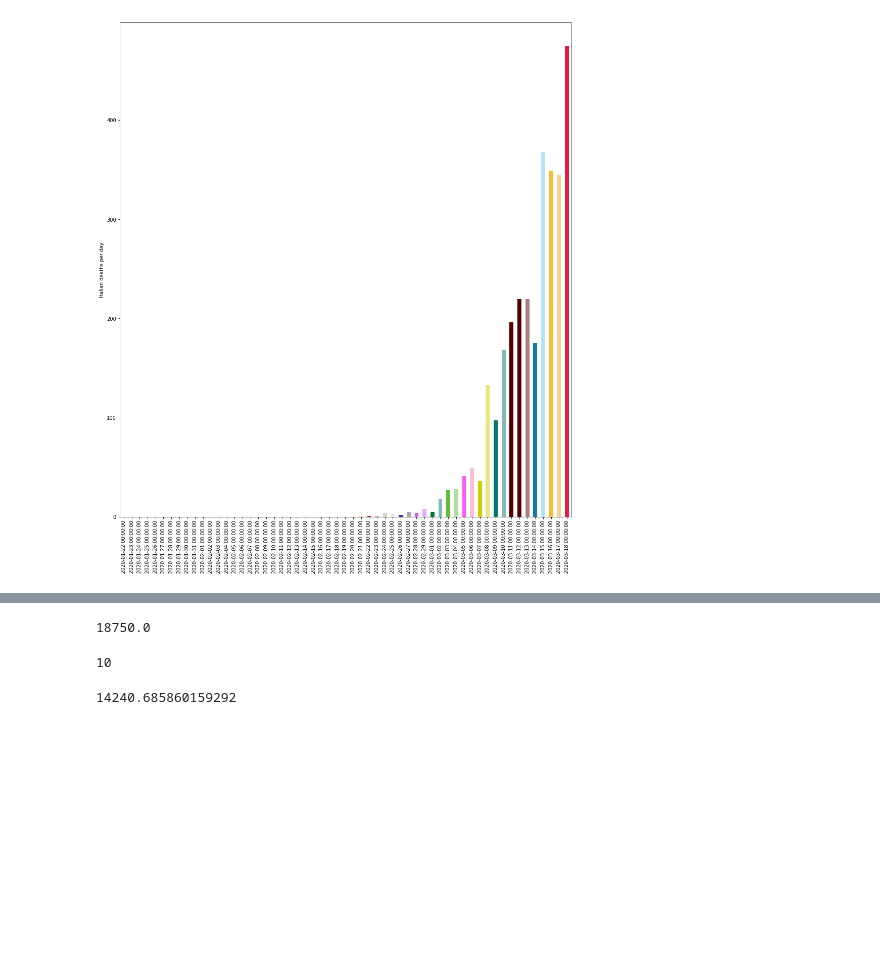
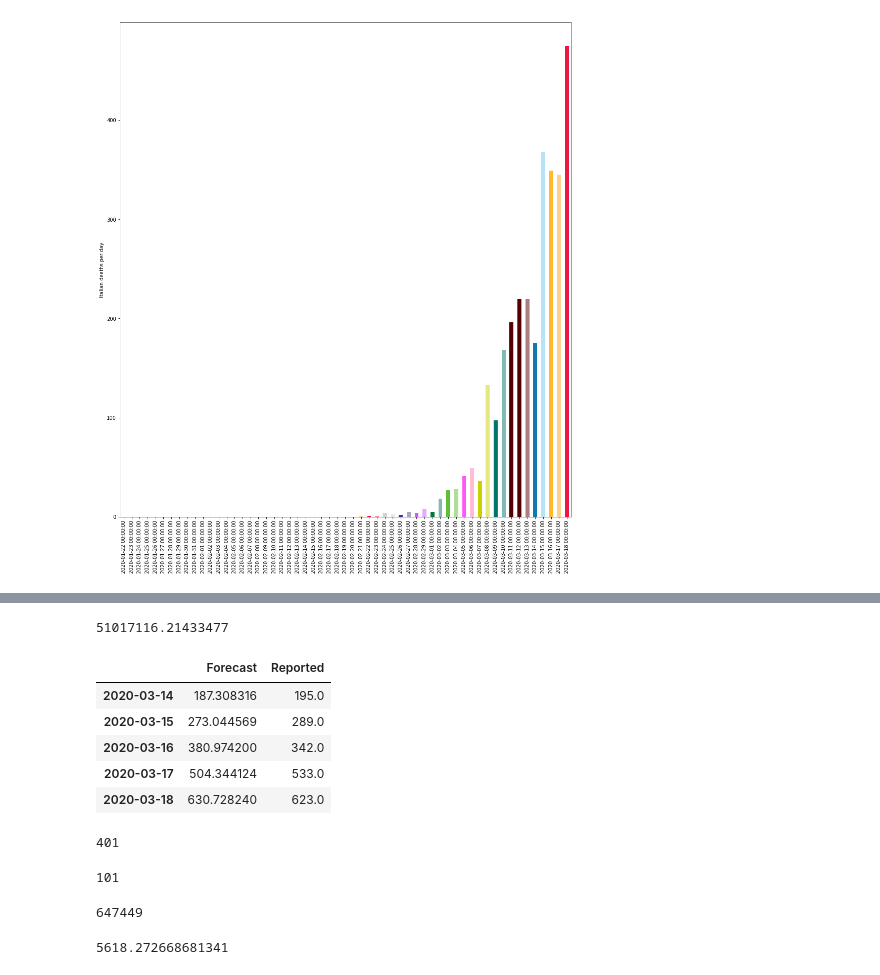
Before and after one commit to djhume/COVID-19, a Jupyter notebook: COVID-19.ipynb, the cells around one changed output, grey strips where cells are left out. Drawn from its saved outputs; the diff is of its cells as text; code cells hidden in the pictures; blank space fills up the shorter version.

```diff
--- a/COVID-19.ipynb
+++ b/COVID-19.ipynb
@@ -497,15 +573,36 @@ Text(0.5, 1.0, 'Italy - forecast COVID-19 deaths')
 # %%
 #!git commit -a -m "Update"
 #!git push djh master
-# %%
-7500000* 3500/1400000
-# %% [output]
-18750.0
+# %%
+
+pop['Spain']
+# %% [output]
+51017116.21433477
+# %%
+fs_Spain.dropna().tail()
+# %% [output]
+|  | Forecast | Reported |
+| 2020-03-14 | 187.308316 | 195.0 |
+| 2020-03-15 | 273.044569 | 289.0 |
+| 2020-03-16 | 380.974200 | 342.0 |
+| 2020-03-17 | 504.344124 | 533.0 |
+| 2020-03-18 | 630.728240 | 623.0 |
+# %%
+#potential deaths in NZ based on current Italian curve
+math.ceil(NZ_pop*fs_Italy.tail(1).values[0][0]/pop['Italy'])
+# %% [output]
+401
+# %%
+#potential deaths in NZ based on current Spanish curve
+math.ceil(NZ_pop*fs_Spain.tail(1).values[0][0]/pop['Spain'])
+# %% [output]
+101
+# %%
+# if the world follows Italy
+math.ceil(fs_Italy.tail(1).values[0][0]/pop['Italy']*pop.sum())
+# %% [output]
+647449
 # %%
-math.ceil(5000000*fs.tail(1).values[0]/7500000000)
+fs_Italy.tail(1).values[0][0]
 # %% [output]
-10
+5618.272668681341
-# %%
-fs.tail(1).values[0]
-# %% [output]
-14240.685860159292
```
Also changed, not shown: parts of 13 cells of this notebook, 1 other file.
